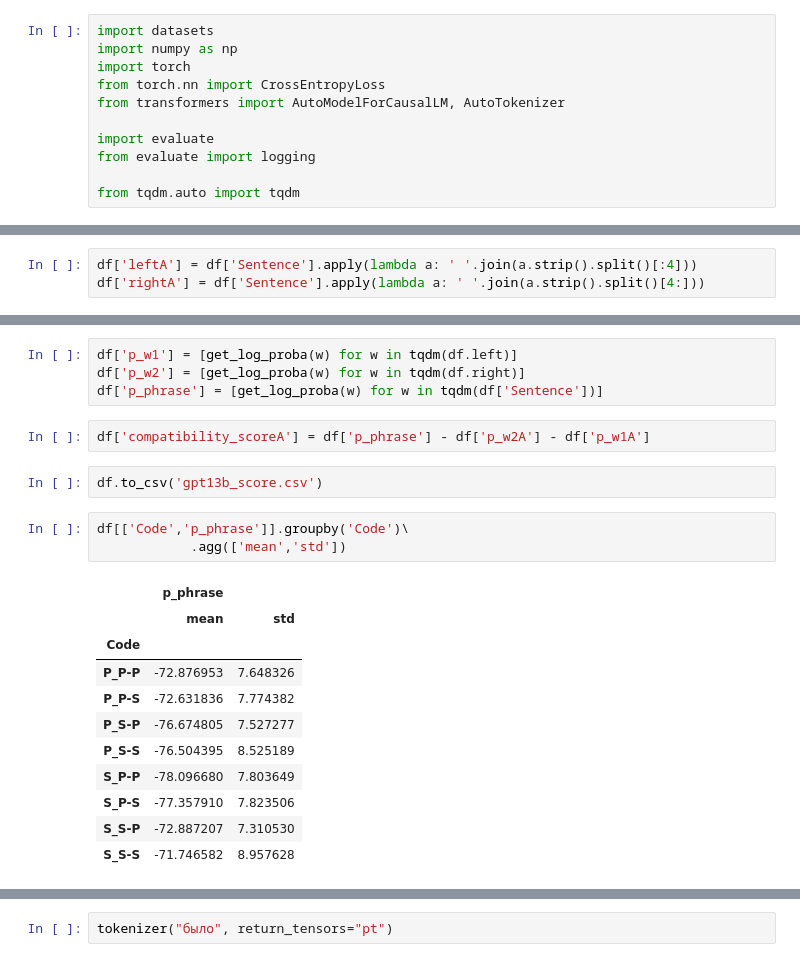
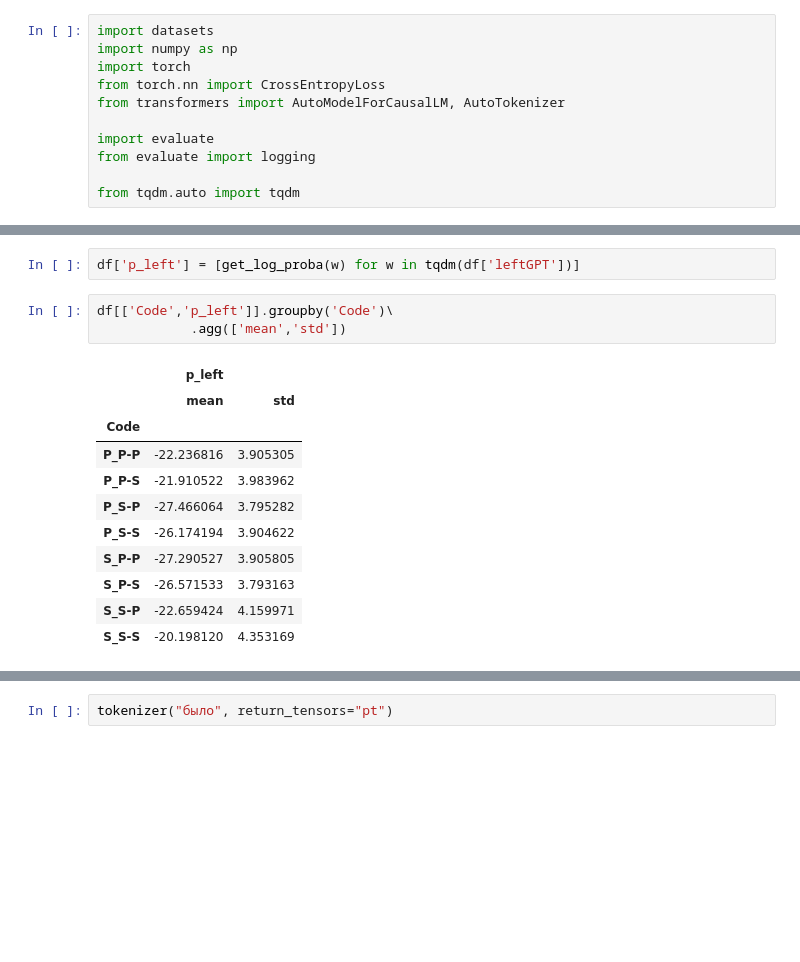
Before and after one commit to bamaxi/agreement-probing, a Jupyter notebook: perplexity/Code.ipynb, the cells around one changed output, grey strips where cells are left out. Saved outputs shown, nothing was run; the diff lists cells and outputs as text; blank space fills up the shorter version.

```diff
--- a/perplexity/Code.ipynb
+++ b/perplexity/Code.ipynb
@@ -80,6 +129,3 @@ def get_log_proba(text):
         #perplexity = torch.exp(loss)
         #phrase_log_proba = perplexity.item()
     return phrase_log_proba
-# %%
-df['leftA'] = df['Sentence'].apply(lambda a: ' '.join(a.strip().split()[:4]))
-df['rightA'] = df['Sentence'].apply(lambda a: ' '.join(a.strip().split()[4:]))
@@ -122,23 +132,17 @@ df.tail(16)#['Sentence'].to_list()
-# %%
-df['p_w1'] = [get_log_proba(w) for w in tqdm(df.left)]
-df['p_w2'] = [get_log_proba(w) for w in tqdm(df.right)]
-df['p_phrase'] = [get_log_proba(w) for w in tqdm(df['Sentence'])]
-# %%
-df['compatibility_scoreA'] = df['p_phrase'] - df['p_w2A'] - df['p_w1A']
-# %%
-df.to_csv('gpt13b_score.csv')
+# %%
+df['p_left'] = [get_log_proba(w) for w in tqdm(df['leftGPT'])]
 # %%
-df[['Code','p_phrase']].groupby('Code')\
+df[['Code','p_left']].groupby('Code')\
             .agg(['mean','std'])
 # %% [output]
-|  | p_phrase |  |
+|  | p_left |  |
 |  | mean | std |
 | Code |  |  |
-| P_P-P | -72.876953 | 7.648326 |
-| P_P-S | -72.631836 | 7.774382 |
-| P_S-P | -76.674805 | 7.527277 |
-| P_S-S | -76.504395 | 8.525189 |
-| S_P-P | -78.096680 | 7.803649 |
-| S_P-S | -77.357910 | 7.823506 |
-| S_S-P | -72.887207 | 7.310530 |
-| S_S-S | -71.746582 | 8.957628 |
+| P_P-P | -22.236816 | 3.905305 |
+| P_P-S | -21.910522 | 3.983962 |
+| P_S-P | -27.466064 | 3.795282 |
+| P_S-S | -26.174194 | 3.904622 |
+| S_P-P | -27.290527 | 3.905805 |
+| S_P-S | -26.571533 | 3.793163 |
+| S_S-P | -22.659424 | 4.159971 |
+| S_S-S | -20.198120 | 4.353169 |
```
Also changed, not shown: parts of 59 cells of this notebook.
